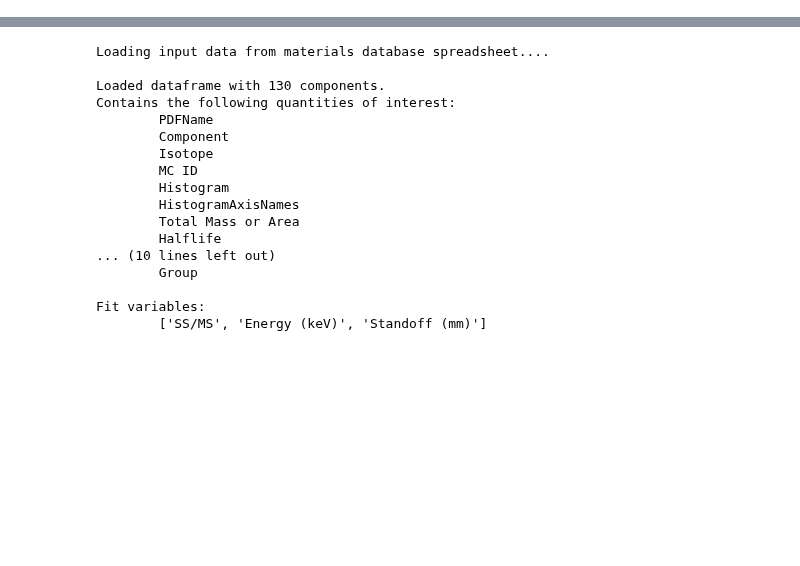
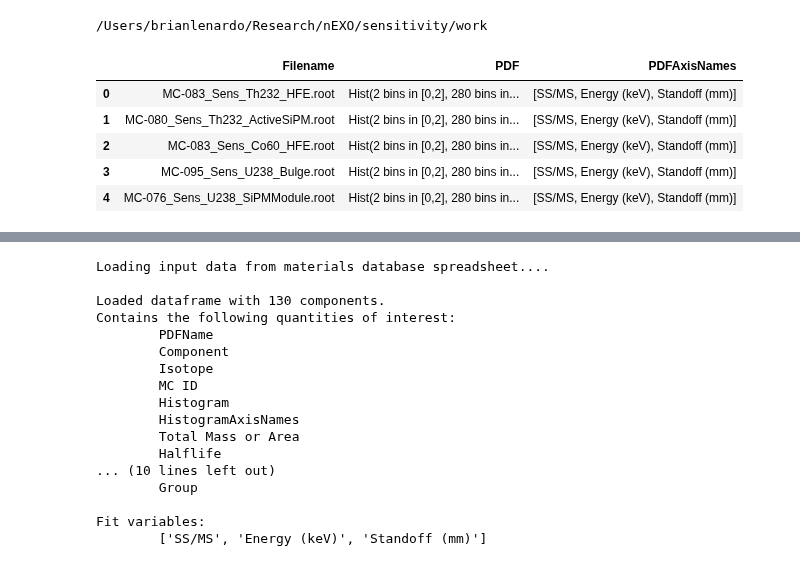
Before and after one commit to YMTheory/sensitivity, a Jupyter notebook: work/First sensitivity calculation with new code (Aug13 2019).ipynb, the cells around one changed output, grey strips where cells are left out. Drawn from its saved outputs; the diff is of its cells as text; code cells hidden in the pictures; blank space fills up the shorter version.

```diff
--- a/work/First sensitivity calculation with new code (Aug13 2019).ipynb
+++ b/work/First sensitivity calculation with new code (Aug13 2019).ipynb
@@ -5 +27,9 @@ sys.path.append('/Users/brianlenardo/Research/nEXO/sensitivity/modules')
+# %%
+# Import sys, then tell python where to find the nEXO-specific classes
+
+import sys
+!pwd
+sys.path.append('../modules')
+# %% [output]
+/Users/brianlenardo/Research/nEXO/sensitivity/work
 # %%
@@ -11,3 +45,13 @@ from matplotlib import pyplot as plt
 import nEXOFitWorkspace
 import nEXOFitModel
 import nEXOFitLikelihood
+# %%
+df = pd.read_hdf('../tables/SimulationHistograms_D-005_v22_2018-11-12_02_04.h5')
+df.head()
+# %% [output]
+|  | Filename | PDF | PDFAxisNames |
+| 0 | MC-083_Sens_Th232_HFE.root | Hist(2 bins in [0,2], 280 bins in... | [SS/MS, Energy (keV), Standoff (mm)] |
+| 1 | MC-080_Sens_Th232_ActiveSiPM.root | Hist(2 bins in [0,2], 280 bins in... | [SS/MS, Energy (keV), Standoff (mm)] |
+| 2 | MC-083_Sens_Co60_HFE.root | Hist(2 bins in [0,2], 280 bins in... | [SS/MS, Energy (keV), Standoff (mm)] |
+| 3 | MC-095_Sens_U238_Bulge.root | Hist(2 bins in [0,2], 280 bins in... | [SS/MS, Energy (keV), Standoff (mm)] |
+| 4 | MC-076_Sens_U238_SiPMModule.root | Hist(2 bins in [0,2], 280 bins in... | [SS/MS, Energy (keV), Standoff (mm)] |
```
Also changed, not shown: parts of 19 cells of this notebook, 2 other files.
